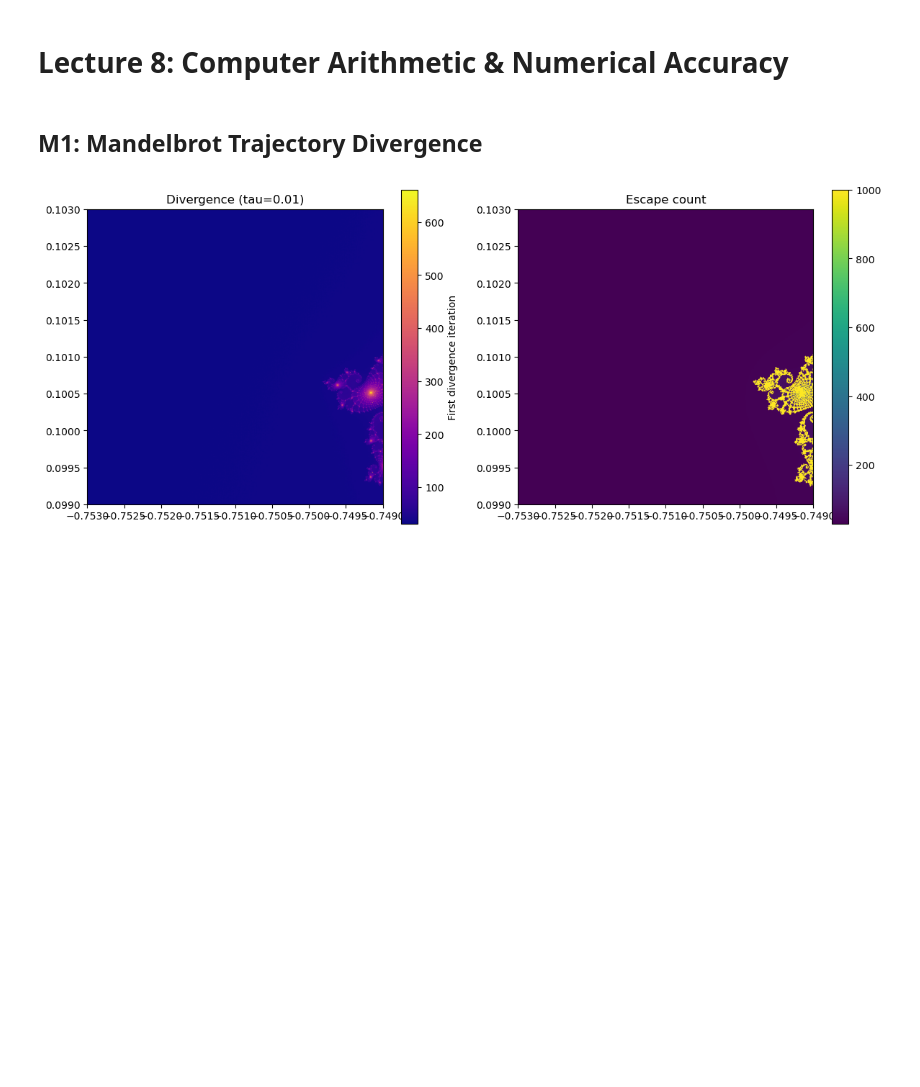
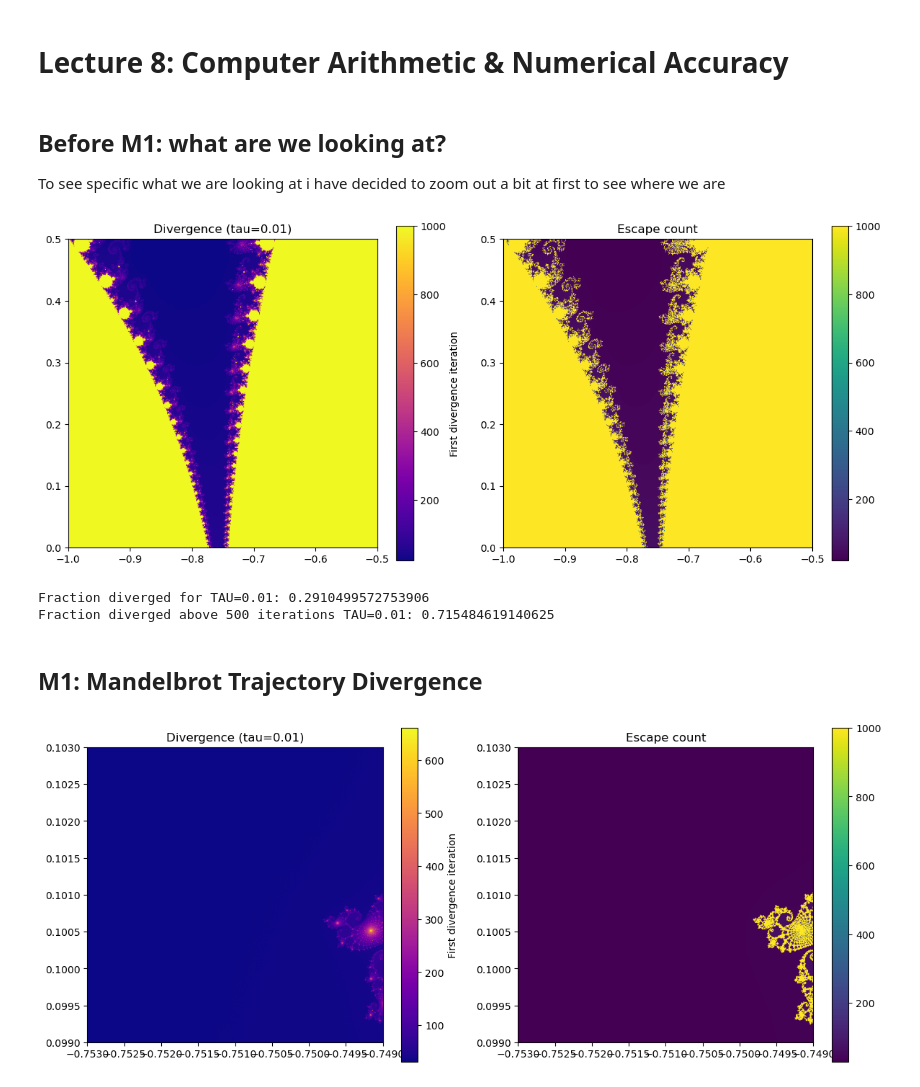
Before and after one commit to rachri7/mandelbrot-nsc, a Jupyter notebook: performance_notebook_3.ipynb, the cells around one changed output. Drawn from its saved outputs; the diff is of its cells as text; code cells hidden in the pictures; blank space fills up the shorter version.

Commit message:
Have added a more zoomed out version of the escape count and divergernce map for context before M1

```diff
--- a/performance_notebook_3.ipynb
+++ b/performance_notebook_3.ipynb
@@ -2,5 +2,6 @@
 # Performance Notebook 3
 # %% [markdown]
 # Lecture 8: Computer Arithmetic & Numerical Accuracy
-# %% [markdown]
-## M1: Mandelbrot Trajectory Divergence
+# %% [markdown]
+## Before M1: what are we looking at?
+To see specific what we are looking at i have decided to zoom out a bit at first to see where we are
@@ -7,3 +85,13 @@
+# %%
+N, MAX_ITER = 512, 1000
+TAUS=[0.01,0.5,5]
+escape_and_divergence_maps_larger(N,MAX_ITER,TAUS[0])
+# %% [output]
+[figure, added]
+Fraction diverged for TAU=0.01: 0.2910499572753906
+Fraction diverged above 500 iterations TAU=0.01: 0.715484619140625
+# %% [markdown]
+## M1: Mandelbrot Trajectory Divergence
 # %%
 import numpy as np
 import matplotlib.pyplot as plt
```
Also changed, not shown: parts of 1 cell of this notebook.
